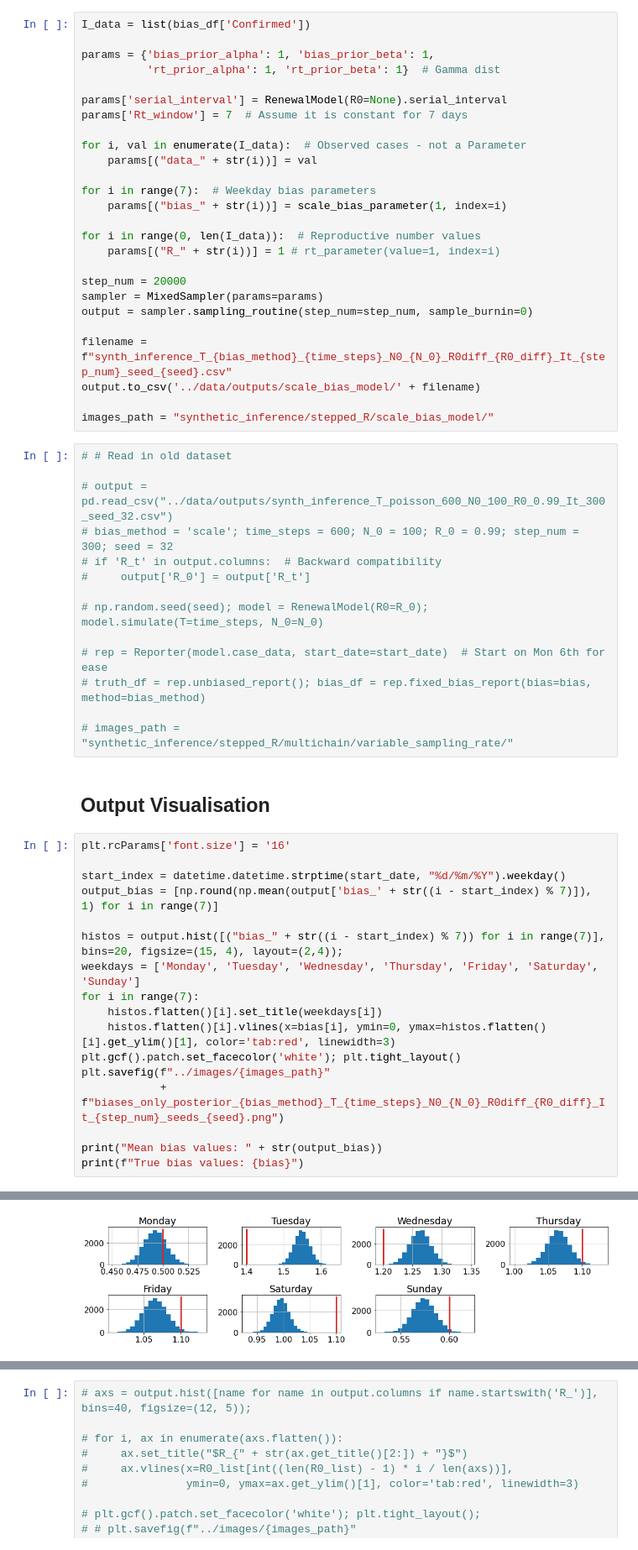
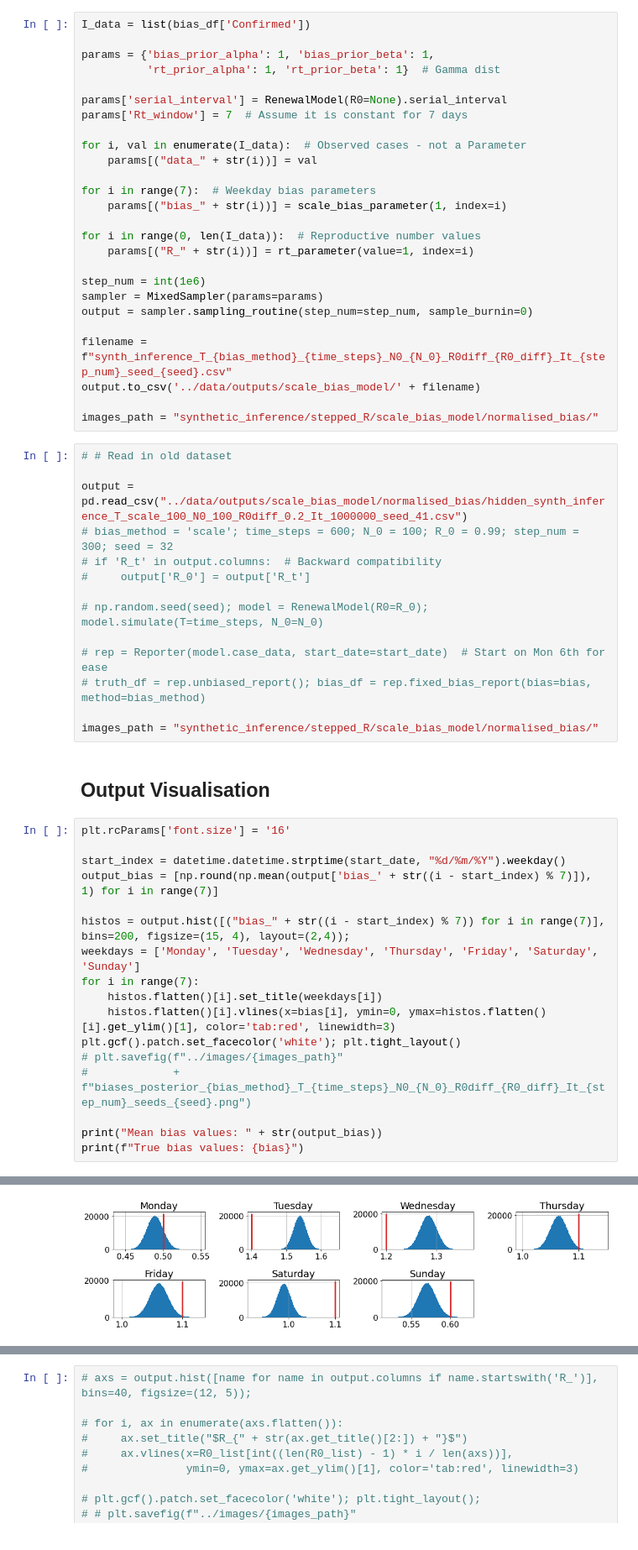
Before and after one commit to KCGallagher/periodic-sampling, a Jupyter notebook: periodic_sampling/fixed_bias_sampler.ipynb, the cells around one changed output, grey strips where cells are left out. Shown at 84% size. Saved outputs shown, nothing was run; the diff lists cells and outputs as text.

```diff
--- a/periodic_sampling/fixed_bias_sampler.ipynb
+++ b/periodic_sampling/fixed_bias_sampler.ipynb
@@ -140,20 +140,20 @@ for i in range(7):  # Weekday bias parameters
     params[("bias_" + str(i))] = scale_bias_parameter(1, index=i)
 
 for i in range(0, len(I_data)):  # Reproductive number values
-    params[("R_" + str(i))] = 1 # rt_parameter(value=1, index=i)
+    params[("R_" + str(i))] = rt_parameter(value=1, index=i)
 
-step_num = 20000
+step_num = int(1e6)
 sampler = MixedSampler(params=params)
 output = sampler.sampling_routine(step_num=step_num, sample_burnin=0)
 
 filename = f"synth_inference_T_{bias_method}_{time_steps}_N0_{N_0}_R0diff_{R0_diff}_It_{step_num}_seed_{seed}.csv"
 output.to_csv('../data/outputs/scale_bias_model/' + filename)
 
-images_path = "synthetic_inference/stepped_R/scale_bias_model/"
+images_path = "synthetic_inference/stepped_R/scale_bias_model/normalised_bias/"
 # %%
 # # Read in old dataset
 
-# output = pd.read_csv("../data/outputs/synth_inference_T_poisson_600_N0_100_R0_0.99_It_300_seed_32.csv")
+output = pd.read_csv("../data/outputs/scale_bias_model/normalised_bias/hidden_synth_inference_T_scale_100_N0_100_R0diff_0.2_It_1000000_seed_41.csv")
 # bias_method = 'scale'; time_steps = 600; N_0 = 100; R_0 = 0.99; step_num = 300; seed = 32
 # if 'R_t' in output.columns:  # Backward compatibility
 #     output['R_0'] = output['R_t']
@@ -163,30 +163,30 @@ images_path = "synthetic_inference/stepped_R/scale_bias_model/"
 # rep = Reporter(model.case_data, start_date=start_date)  # Start on Mon 6th for ease
 # truth_df = rep.unbiased_report(); bias_df = rep.fixed_bias_report(bias=bias, method=bias_method)
 
-# images_path = "synthetic_inference/stepped_R/multichain/variable_sampling_rate/"
+images_path = "synthetic_inference/stepped_R/scale_bias_model/normalised_bias/"
 # %% [markdown]
 ## Output Visualisation
 # %%
 plt.rcParams['font.size'] = '16'
 
 start_index = datetime.datetime.strptime(start_date, "%d/%m/%Y").weekday()
 output_bias = [np.round(np.mean(output['bias_' + str((i - start_index) % 7)]), 1) for i in range(7)]
 
-histos = output.hist([("bias_" + str((i - start_index) % 7)) for i in range(7)], bins=20, figsize=(15, 4), layout=(2,4));
+histos = output.hist([("bias_" + str((i - start_index) % 7)) for i in range(7)], bins=200, figsize=(15, 4), layout=(2,4));
 weekdays = ['Monday', 'Tuesday', 'Wednesday', 'Thursday', 'Friday', 'Saturday', 'Sunday']
 for i in range(7):
     histos.flatten()[i].set_title(weekdays[i])
     histos.flatten()[i].vlines(x=bias[i], ymin=0, ymax=histos.flatten()[i].get_ylim()[1], color='tab:red', linewidth=3)
 plt.gcf().patch.set_facecolor('white'); plt.tight_layout()
-plt.savefig(f"../images/{images_path}"
-            + f"biases_only_posterior_{bias_method}_T_{time_steps}_N0_{N_0}_R0diff_{R0_diff}_It_{step_num}_seeds_{seed}.png")
+# plt.savefig(f"../images/{images_path}"
+#             + f"biases_posterior_{bias_method}_T_{time_steps}_N0_{N_0}_R0diff_{R0_diff}_It_{step_num}_seeds_{seed}.png")
 
 print("Mean bias values: " + str(output_bias))
 print(f"True bias values: {bias}")
 # %% [output]
 Mean bias values: [0.5, 1.5, 1.3, 1.1, 1.1, 1.0, 0.6]
 True bias values: [0.5, 1.4, 1.2, 1.1, 1.1, 1.1, 0.6]
-[figure, old version]
+[figure, new version]
 # %%
 for i in range(7):
     mean = np.round(np.mean(output['bias_' + str((i - start_index) % 7)]), 2)
```
Also changed, not shown: parts of 7 cells of this notebook, 4 other files.
